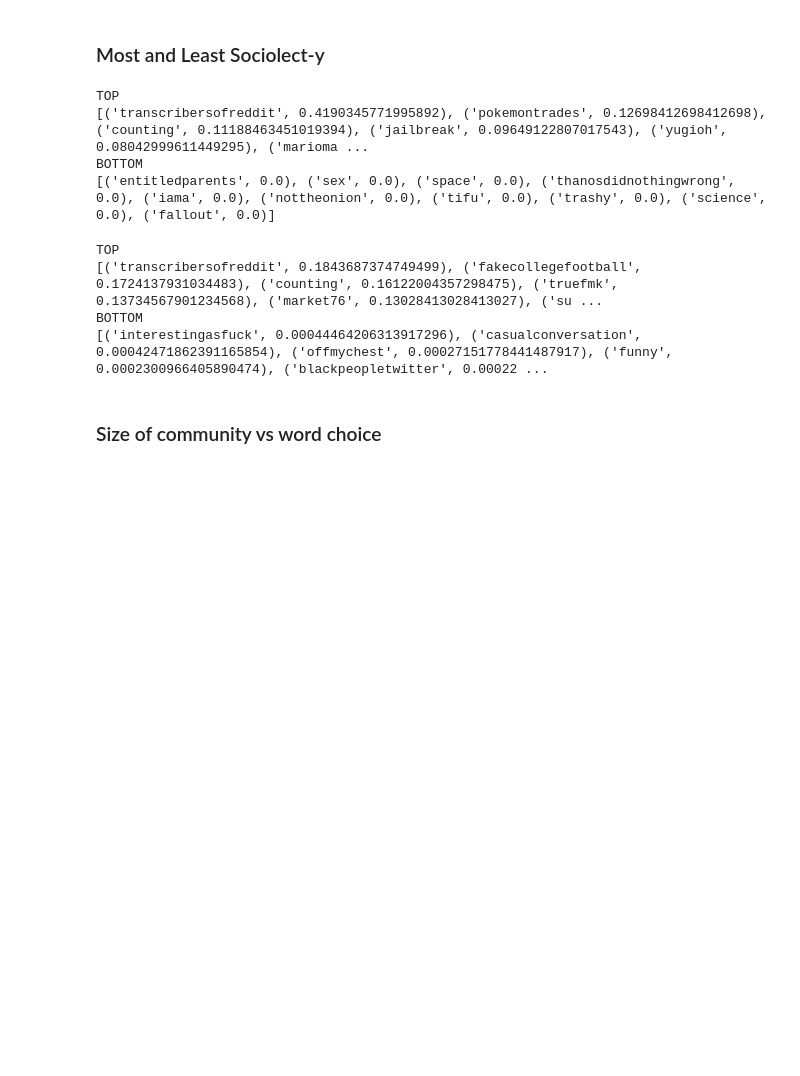
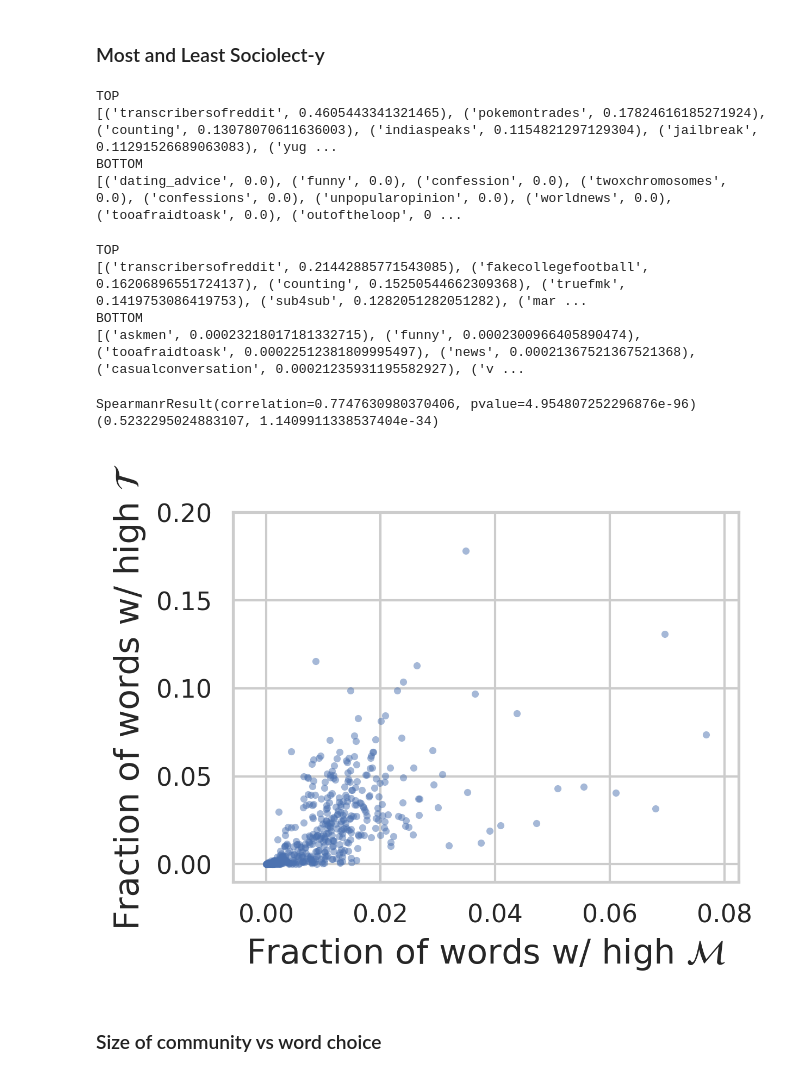
Before and after one commit to lucy3/ingroup_lang, a Jupyter notebook: code/sociolect_score_analysis.ipynb, the cells around one changed output. Drawn from its saved outputs; the diff is of its cells as text; code cells hidden in the pictures; blank space fills up the shorter version.

```diff
--- a/code/sociolect_score_analysis.ipynb
+++ b/code/sociolect_score_analysis.ipynb
@@ -15,9 +15,10 @@ sns.set(style="whitegrid")
 root = '/mnt/data0/lucy/ingroup_lang/'
 # %%
 count_cut_off = 0
-pmi_cut_off = 5.940024063721074
-tfidf_cut_off = 2
-sensepmi_cut_off = 3.038046754473495
+pmi_cut_off = 5.006313171329149
+tfidf_cut_off = 3.0837233757223963
+sensepmi_cut_off = 2.8615285178167453
+agpmi_cut_off = 0
 # %%
 def metric_correlation(metric1, metric2, sr_f, path1, path2, plot=True):
     df1 = pd.read_csv(path1 + sr_f, engine='python')
@@ -244,55 +245,59 @@ def most_and_least(metric_name, path, cut_off):
 most_and_least('pmi', root + '/logs/pmi/', pmi_cut_off)
 # %% [output]
 TOP
-[('transcribersofreddit', 0.4190345771995892), ('pokemontrades', 0.12698412698412698), ('counting', 0.11188463451019394), ('jailbreak', 0.09649122807017543), ('yugioh', 0.08042999611449295), ('marioma ...
+[('transcribersofreddit', 0.4605443341321465), ('pokemontrades', 0.17824616185271924), ('counting', 0.13078070611636003), ('indiaspeaks', 0.1154821297129304), ('jailbreak', 0.11291526689063083), ('yug ...
 BOTTOM
-[('entitledparents', 0.0), ('sex', 0.0), ('space', 0.0), ('thanosdidnothingwrong', 0.0), ('iama', 0.0), ('nottheonion', 0.0), ('tifu', 0.0), ('trashy', 0.0), ('science', 0.0), ('fallout', 0.0)]
+[('dating_advice', 0.0), ('funny', 0.0), ('confession', 0.0), ('twoxchromosomes', 0.0), ('confessions', 0.0), ('unpopularopinion', 0.0), ('worldnews', 0.0), ('tooafraidtoask', 0.0), ('outoftheloop', 0 ...
 # %%
-most_and_least('max_pmi', root + '/logs/base_max_sense_pmi/', sensepmi_cut_off)
+most_and_least('most_pmi', root + '/logs/base_most_sense_pmi/', sensepmi_cut_off)
 # %% [output]
 TOP
-[('transcribersofreddit', 0.1843687374749499), ('fakecollegefootball', 0.1724137931034483), ('counting', 0.16122004357298475), ('truefmk', 0.13734567901234568), ('market76', 0.13028413028413027), ('su ...
+[('transcribersofreddit', 0.21442885771543085), ('fakecollegefootball', 0.16206896551724137), ('counting', 0.15250544662309368), ('truefmk', 0.1419753086419753), ('sub4sub', 0.1282051282051282), ('mar ...
 BOTTOM
-[('interestingasfuck', 0.00044464206313917296), ('casualconversation', 0.00042471862391165854), ('offmychest', 0.00027151778441487917), ('funny', 0.0002300966405890474), ('blackpeopletwitter', 0.00022 ...
+[('askmen', 0.00023218017181332715), ('funny', 0.0002300966405890474), ('tooafraidtoask', 0.00022512381809995497), ('news', 0.00021367521367521368), ('casualconversation', 0.00021235931195582927), ('v ...
 # %%
 from scipy.stats import spearmanr, pearsonr
 # %%
 def get_fraction_correlation():
     y = []
     x = []
-    for f in os.listdir(root + '/logs/base_max_sense_pmi/'):
+    for f in os.listdir(root + '/logs/base_most_sense_pmi/'):
         sr = f.replace('.csv', '')
         sense_scores = defaultdict(float)
         vocab_size = 0
         type_count = 0
         sense_count = 0
-        with open(root + '/logs/base_max_sense_pmi/' + f, 'r') as infile:
+        with open(root + '/logs/base_most_sense_pmi/' + f, 'r') as infile:
             reader = csv.DictReader(infile)
             for row in reader:
                 w = row['word']
-                score = float(row['max_pmi'])
+                score = float(row['most_pmi'])
                 sense_scores[w] = score
         with open(root + '/logs/pmi/' + sr + '_0.2.csv', 'r') as infile:
             reader = csv.DictReader(infile)
             for row in reader:
                 w = row['word']
                 score = float(row['pmi'])
                 vocab_size += 1
                 if score > pmi_cut_off:
                     type_count += 1
                 if sense_scores[w] > sensepmi_cut_off:
                     sense_count += 1
         y.append(type_count / float(vocab_size))
         x.append(sense_count / float(vocab_size))
     print(spearmanr(x, y))
     print(pearsonr(x, y))
     plt.figure(figsize=(4, 3), dpi=300)
     plt.scatter(x, y, alpha=0.5, marker='o', linewidths=0.0, s=10)
     plt.ylabel("Fraction of words w/ high $\mathcal{T}$", fontsize=15)
     plt.ylim((-0.01, 0.2))
     plt.xlabel("Fraction of words w/ high $\mathcal{M}$", fontsize=15)
     plt.show()
 get_fraction_correlation()
+# %% [output]
+SpearmanrResult(correlation=0.7747630980370406, pvalue=4.954807252296876e-96)
+(0.5232295024883107, 1.1409911338537404e-34)
+[figure, added]
 # %% [markdown]
 ### Size of community vs word choice
 # %%
```
Also changed, not shown: parts of 27 cells of this notebook, 3 other files.
